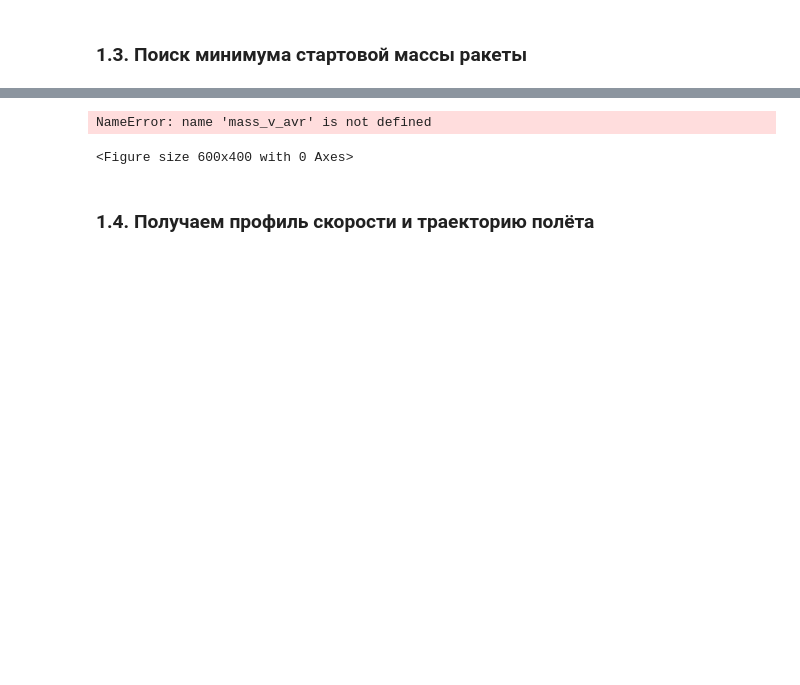
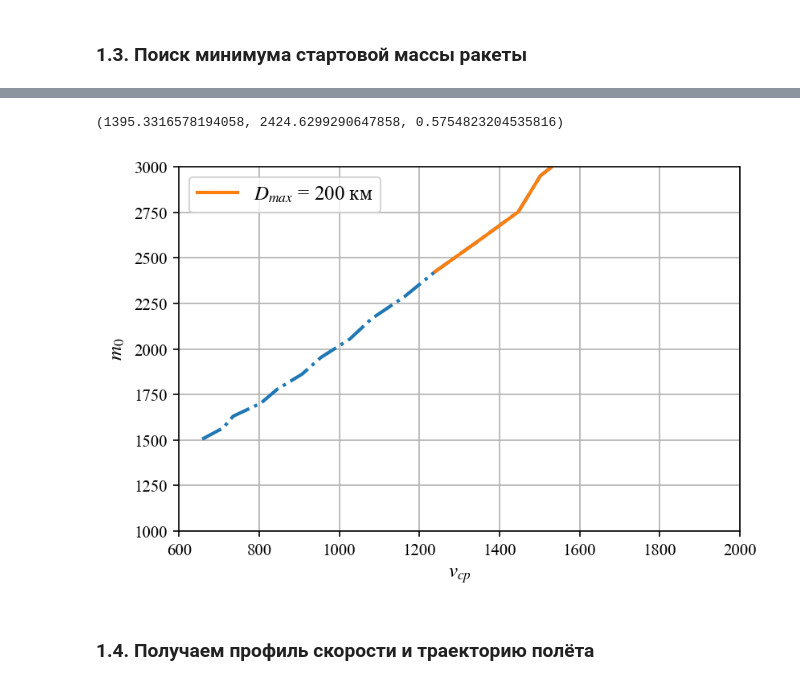
Before and after one commit to kirtis26/PyMissile, a Jupyter notebook: С-300.ipynb, the cells around one changed output, grey strips where cells are left out. Drawn from its saved outputs; the diff is of its cells as text; code cells hidden in the pictures; blank space fills up the shorter version.

```diff
--- a/С-300.ipynb
+++ b/С-300.ipynb
@@ -389,8 +336,21 @@ mass_V0 = np.arange(1700-400, 1700+550, 50)
+# %%
+V_average = 1700
+I10 = 2600
+η0 = 14
+α_д = 0.236
+m_пн = 700
+p_nom = 5.233 * 1e6
+lambda_e = 2.285
+opts['I_10'] = I10
+opts['η_0'] = η0
+opts['p_00'] = p_nom
+opts['lambda_e'] = lambda_e
+mass_V0 = np.arange(V_average-400, V_average+550, 50)
 # %%
 @np.vectorize
-def μ0(V0, Q0, Vн=25, η0=14, B=2*1e-6, I10=2500, g=9.80665):
+def μ0(V0, Q0, Vн=25, η0=η0, B=2*1e-6, I10=I10, g=9.80665):
     χ = 1 - (B * V0**2 / (3 * η0)) - (np.sin(np.radians(Q0)) / η0)
-    return 1 - np.exp(-(V0-Vн) / (χ * I10))
+    return 1 - np.exp(-(V0) / (χ * I10))
 # %%
 mass_μ0 = μ0(mass_V0, thetta_opt)
 mass_μ0
@@ -402,6 +362,6 @@ array([0.43917537, 0.45412141, 0.46896954, 0.4837243 , 0.49838978,
 # %%
 @np.vectorize
-def m0(μ0, m_пн=700, α_д=0.23):
+def m0(μ0, m_пн=m_пн, α_д=α_д):
     return m_пн / (1 - μ0 * (1 + α_д))
 # %%
 mass_m0 = m0(mass_μ0)
@@ -484,24 +444,34 @@ mass_y_end_env = []
 mass_v_max_env = []
 mass_v_avr_env = []
 mass_m0_env = []
+mass_μ0_env = []
 for i in range(len(mass_reason)):
     if mass_reason[i] == 'x_max':
         mass_x_end_env.append(mass_x_end[i])
         mass_y_end_env.append(mass_y_end[i])
         mass_v_max_env.append(mass_v_max[i])
         mass_m0_env.append(mass_m0[i])
+        mass_μ0_env.append(mass_μ0[i])
         mass_v_avr_env.append(mass_v_avr[i])
+# %%
+mass_μ0_env[0] * mass_m0_env[0], mass_m0_env[0], mass_μ0_env[0]
+# %% [output]
+(1395.3316578194058, 2424.6299290647858, 0.5754823204535816)
 # %%
-plt.figure(dpi=100)
-plt.plot(mass_v_avr, mass_m0)
-plt.plot(mass_v_avr_env, mass_m0_env, label='$D_{max}$=200 км')
-plt.ylabel('$m_0$')
-plt.xlabel('$v_{ср}$')
-plt.ylim(0, 3000)
+plt.figure(dpi=150)
+plt.plot(mass_v_avr, mass_m0, lw=2, ls='-.')
+plt.plot(mass_v_avr_env, mass_m0_env, lw=2, label='$D_{max}$ = 200 км')
+# plt.plot(mass_v_max, mass_m0, lw=2, ls='-.')
+# plt.plot(mass_v_max_env, mass_m0_env, lw=2, label='$D_{max}$ = 200 км')
+plt.ylabel('$m_0$', fontsize=12)
+plt.xlabel('$v_{ср}$', fontsize=12)
+plt.ylim(1000, 3000)
+plt.xlim(600, 2000)
+plt.legend(fontsize=12)
+plt.grid()
 plt.show()
 # %% [output]
-NameError: name 'mass_v_avr' is not defined
-<Figure size 600x400 with 0 Axes>
+[figure, added]
 # %% [markdown]
 ### 1.4. Получаем профиль скорости и траекторию полёта
 # %%
```
Also changed, not shown: parts of 10 cells of this notebook.
